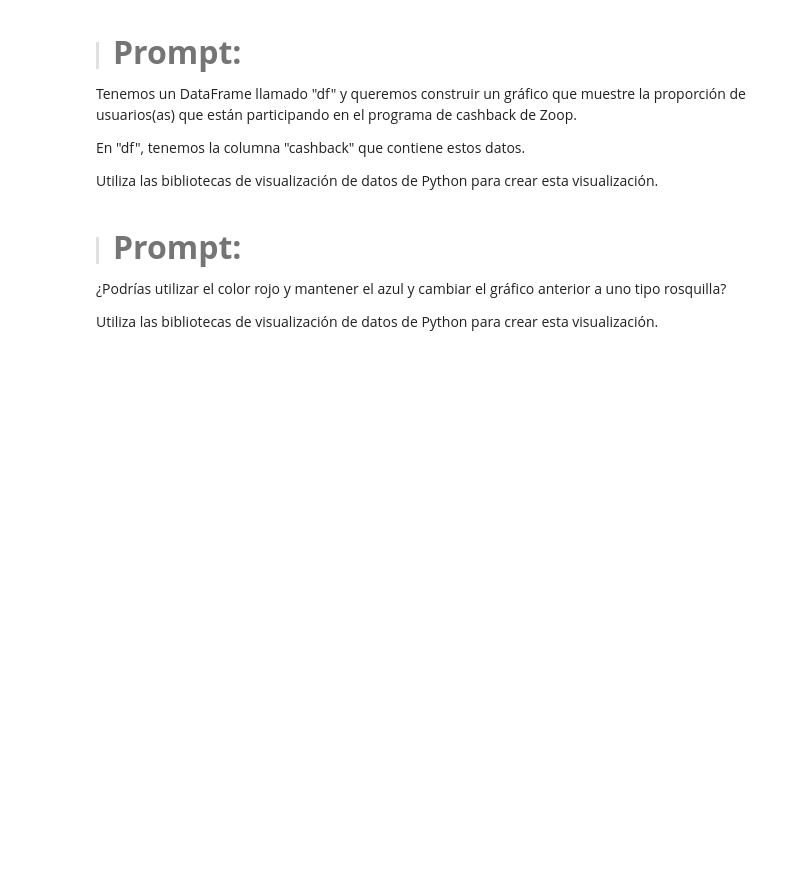
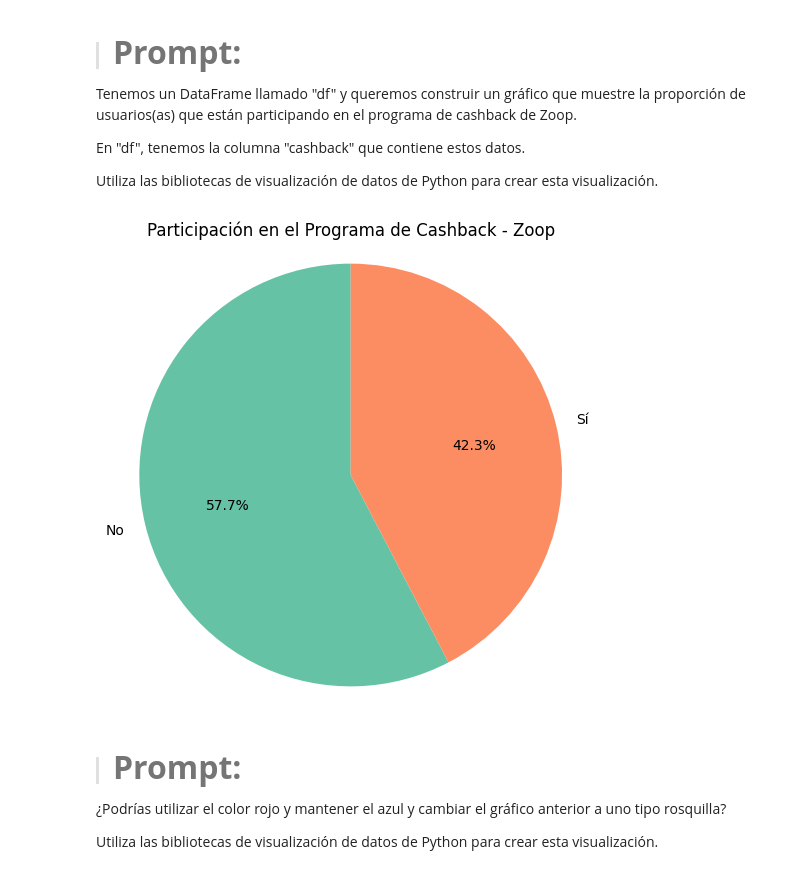
Before and after one commit to Cesar-Curitol/IA_aplicada_a_la_ciencia_de_datos, a Jupyter notebook: IA_aplicada_a_ciencia_de_datos.ipynb, the cells around one changed output. Cells and saved outputs as stored; diff of their text form; code cells hidden in the pictures; blank space fills up the shorter version.

```diff
--- a/IA_aplicada_a_ciencia_de_datos.ipynb
+++ b/IA_aplicada_a_ciencia_de_datos.ipynb
@@ -827,6 +924,20 @@ Tenemos un DataFrame llamado "df" y queremos construir un gráfico que muestre l
 En "df", tenemos la columna "cashback" que contiene estos datos.
 
 Utiliza las bibliotecas de visualización de datos de Python para crear esta visualización.
+# %%
+# Contar participación en cashback
+participacion = df['cashback'].value_counts()
+# %%
+
+
+# Crear gráfico de torta
+plt.figure(figsize=(6, 6))
+plt.pie(participacion, labels=participacion.index, autopct='%1.1f%%', colors=['#66c2a5','#fc8d62'], startangle=90)
+plt.title('Participación en el Programa de Cashback - Zoop')
+plt.axis('equal')  # Para que sea un círculo perfecto
+plt.show()
+# %% [output]
+[figure, added]
 # %% [markdown]
 > #### <strong><font color="7b71ff" size =6>Prompt:</font></strong>
 
```
Also changed, not shown: parts of 21 cells of this notebook.
